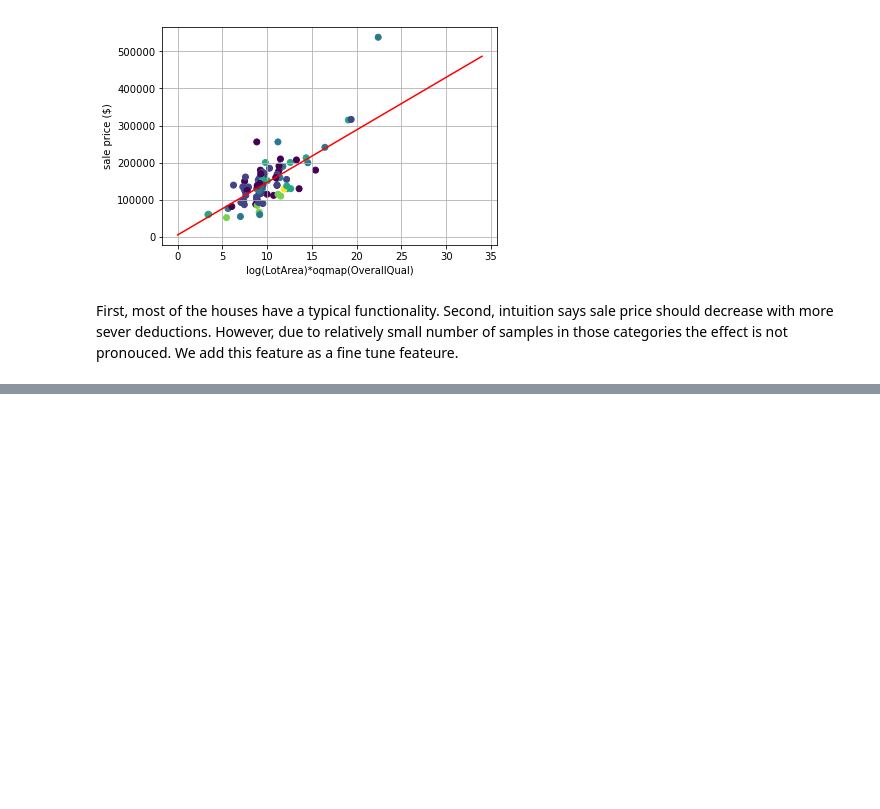
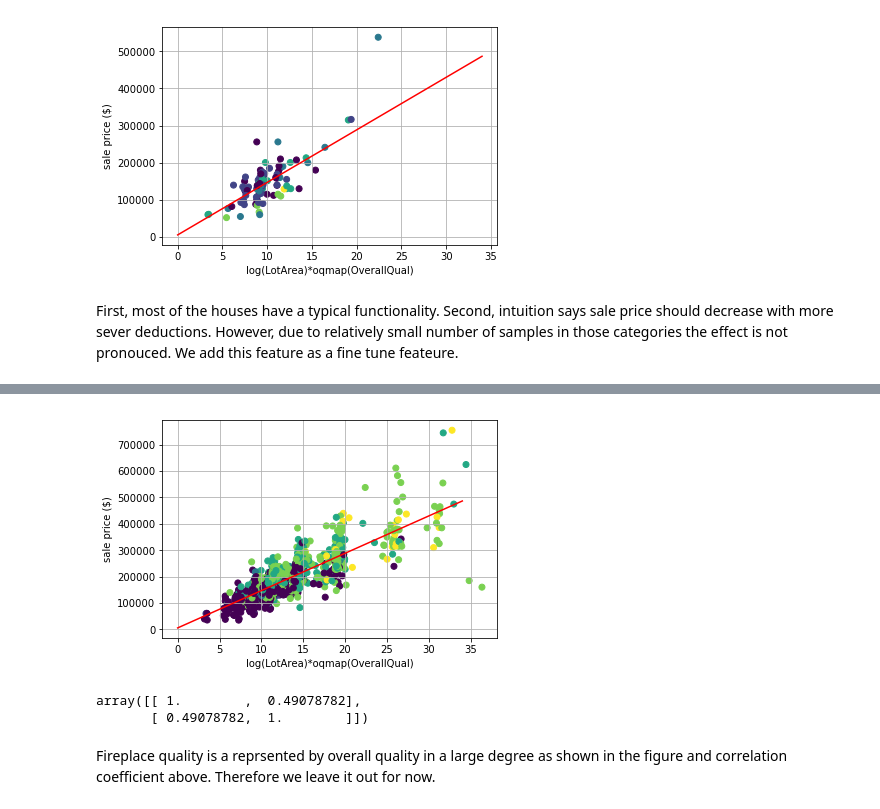
Before and after one commit to badGarnet/house_price, a Jupyter notebook: drawing board.ipynb, the cells around one changed output, grey strips where cells are left out. Saved outputs shown, nothing was run; the diff lists cells and outputs as text; code cells hidden in the pictures; blank space fills up the shorter version.

```diff
--- a/drawing board.ipynb
+++ b/drawing board.ipynb
@@ -1592,0 +1627,18 @@ feats_tune.append('Functional')
+# %%
+fig = plt.figure
+ax = plt.gca()
+ax.scatter(trainset.LotArea_Q, trainset.SalePrice, c = trainset.FireplaceQu.map(extermap).fillna(0))
+ax.plot(np.arange(0, 35), np.arange(0, 35)*theta_laq[1] + theta_laq[0], '-r')
+plt.xlabel('log(LotArea)*oqmap(OverallQual)')
+plt.ylabel('sale price ($)')
+plt.grid()
+plt.show()
+# %% [output]
+[figure, added]
+# %%
+np.corrcoef(trainset.FireplaceQu.map(extermap).fillna(0), trainset.OverallQual)
+# %% [output]
+array([[ 1.        ,  0.49078782],
+       [ 0.49078782,  1.        ]])
+# %% [markdown]
+Fireplace quality is a reprsented by overall quality in a large degree as shown in the figure and correlation coefficient above. Therefore we leave it out for now.
```
Also changed, not shown: parts of 37 cells of this notebook.
